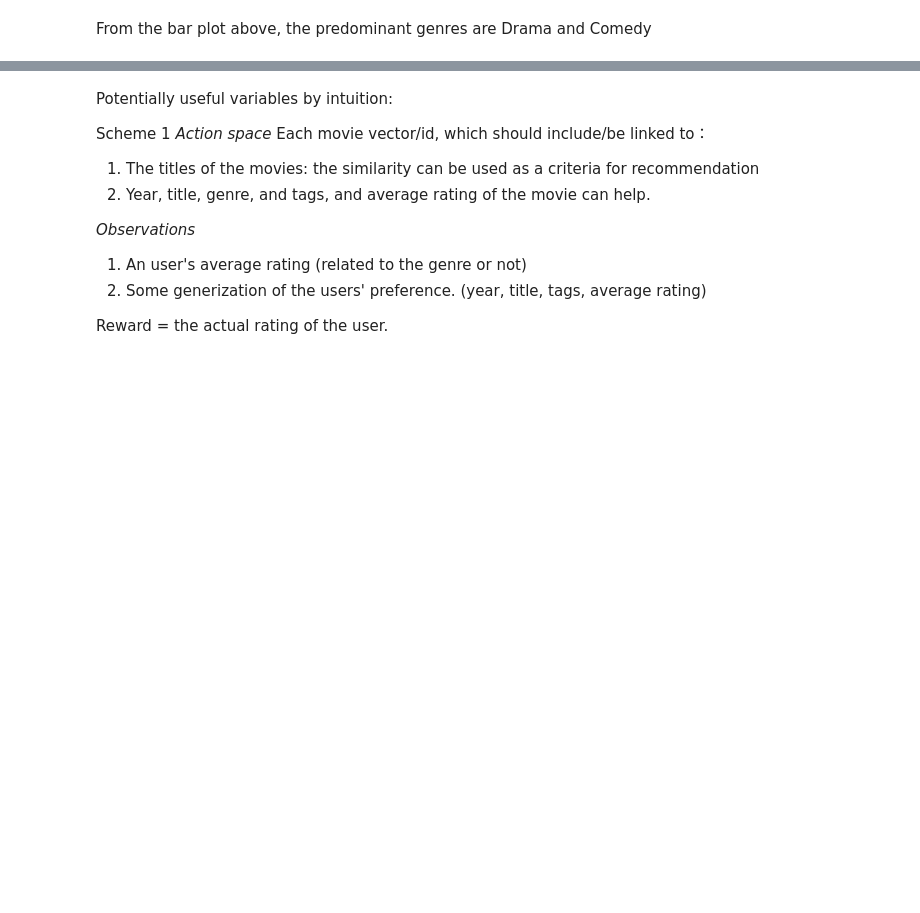
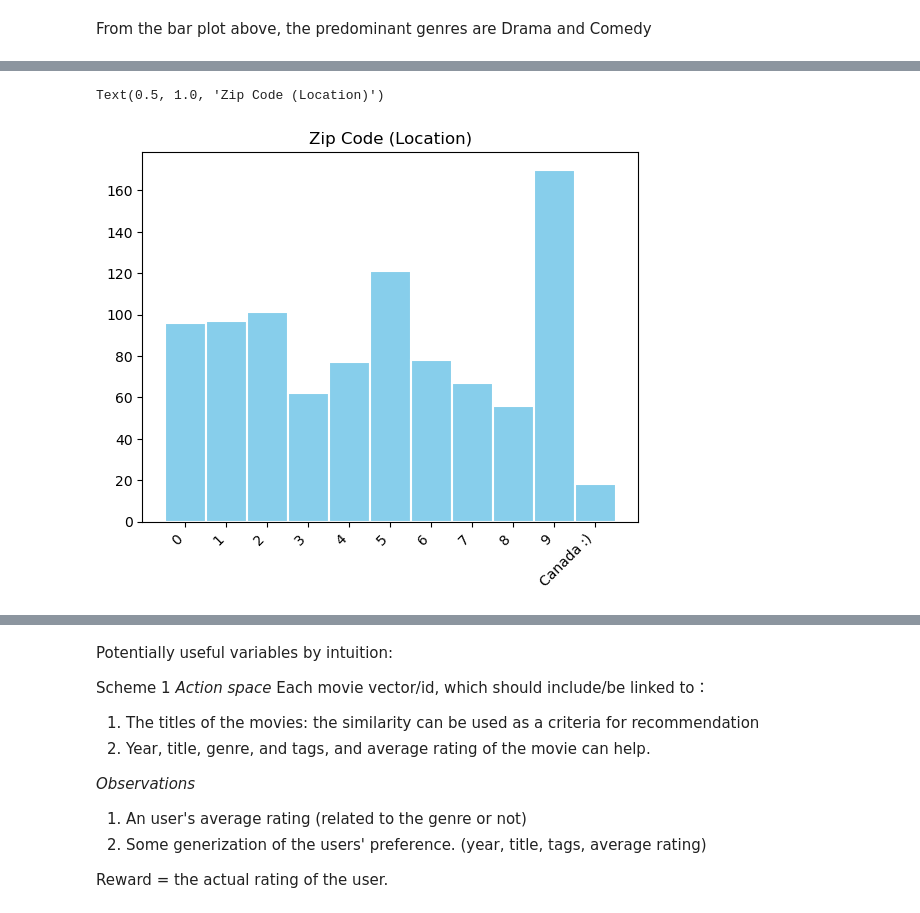
Before and after one commit to NGYeung/RL-playground, a Jupyter notebook: Movie_Recommender/Movie_EDA.ipynb, the cells around one changed output, grey strips where cells are left out. Drawn from its saved outputs; the diff is of its cells as text; code cells hidden in the pictures; blank space fills up the shorter version.

```diff
--- a/Movie_Recommender/Movie_EDA.ipynb
+++ b/Movie_Recommender/Movie_EDA.ipynb
@@ -177,0 +229,16 @@ From the bar plot above, the predominant genres are Drama and Comedy
+# %%
+#look at the first digit of the zip-code, refering to the broad region
+Location = list(users['zip_code'])
+Loc_encode = [int(x) if x.isdigit() else 100009 for x in Location]
+
+#Location = [int(x) for x in Location]
+bins = [0,10000,20000,30000,40000,50000,60000, 70000, 80000, 90000, 100000, 110000]
+xticks_positions =[5000,15000,25000,35000,45000,55000,65000, 75000, 85000, 95000, 105000]
+xticks_labels = ['0', '1', '2', '3', '4', '5', '6', '7', '8','9','Canada :)']
+plt.hist(Loc_encode, bins = bins,color = 'skyblue',edgecolor='white', linewidth=1.5)
+
+plt.xticks(xticks_positions, xticks_labels, rotation=45, ha='right', fontsize=10)
+plt.title('Zip Code (Location)')
+# %% [output]
+Text(0.5, 1.0, 'Zip Code (Location)')
+[figure, added]
```
Also changed, not shown: parts of 10 cells of this notebook.
